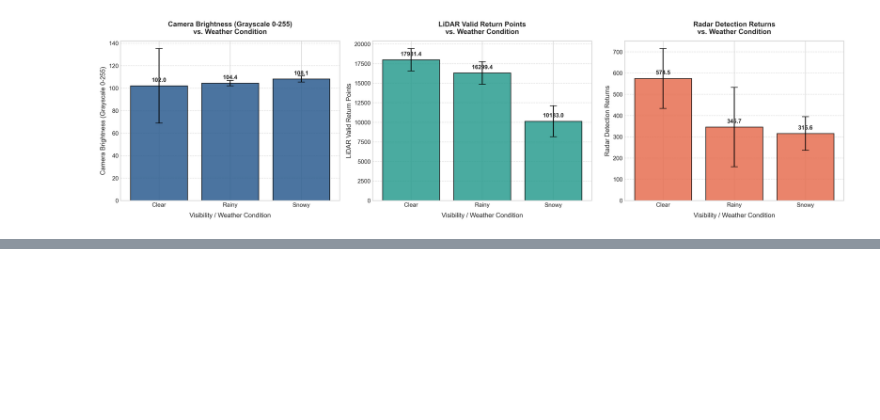
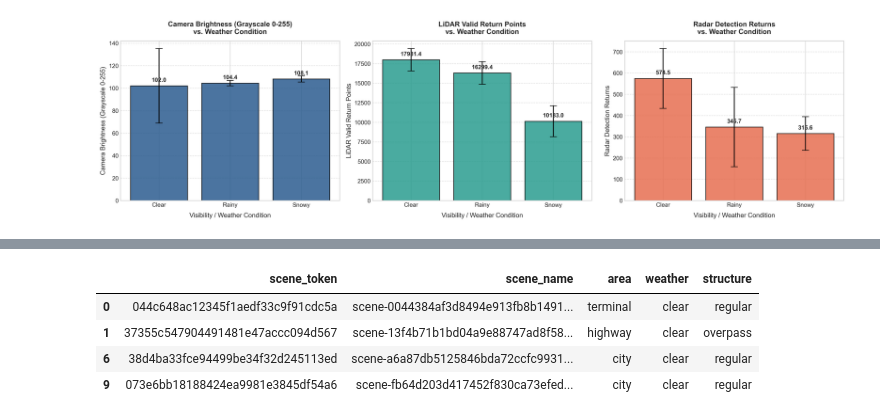
Before and after one commit to lailaamin70/Boeing-RADAR-Autonomous-, a Jupyter notebook: report.ipynb, the cells around one changed output, grey strips where cells are left out. Cells and saved outputs as stored; diff of their text form; code cells hidden in the pictures; blank space fills up the shorter version.

```diff
--- a/report.ipynb
+++ b/report.ipynb
@@ -80,0 +101,29 @@ Academic figure successfully generated and saved to: sensor_degradation_comparis
+# %%
+def parse_scene_tags(description):
+    tags = {}
+    for pair in description.split(';'):
+        key, value = pair.split('.', 1)
+        tags[key] = value
+    return tags
+
+scene_rows = []
+for scene in trucksc.scene:
+    tags = parse_scene_tags(scene['description'])
+    scene_rows.append({
+        'scene_token': scene['token'],
+        'scene_name': scene['name'],
+        'area': tags.get('area'),
+        'weather': tags.get('weather'),
+        'structure': tags.get('structure'),
+    })
+
+import pandas as pd
+scenes_df = pd.DataFrame(scene_rows)
+clear_scenes = scenes_df[scenes_df['weather'] == 'clear']
+clear_scenes
+# %% [output]
+|  | scene_token | scene_name | area | weather | structure |
+| 0 | 044c648ac12345f1aedf33c9f91cdc5a | scene-0044384af3d8494e913fb8b1491... | terminal | clear | regular |
+| 1 | 37355c547904491481e47accc094d567 | scene-13f4b71b1bd04a9e88747ad8f58... | highway | clear | overpass |
+| 6 | 38d4ba33fce94499be34f32d245113ed | scene-a6a87db5125846bda72ccfc9931... | city | clear | regular |
+| 9 | 073e6bb18188424ea9981e3845df54a6 | scene-fb64d203d417452f830ca73efed... | city | clear | regular |
```
Also changed, not shown: parts of 6 cells of this notebook.
